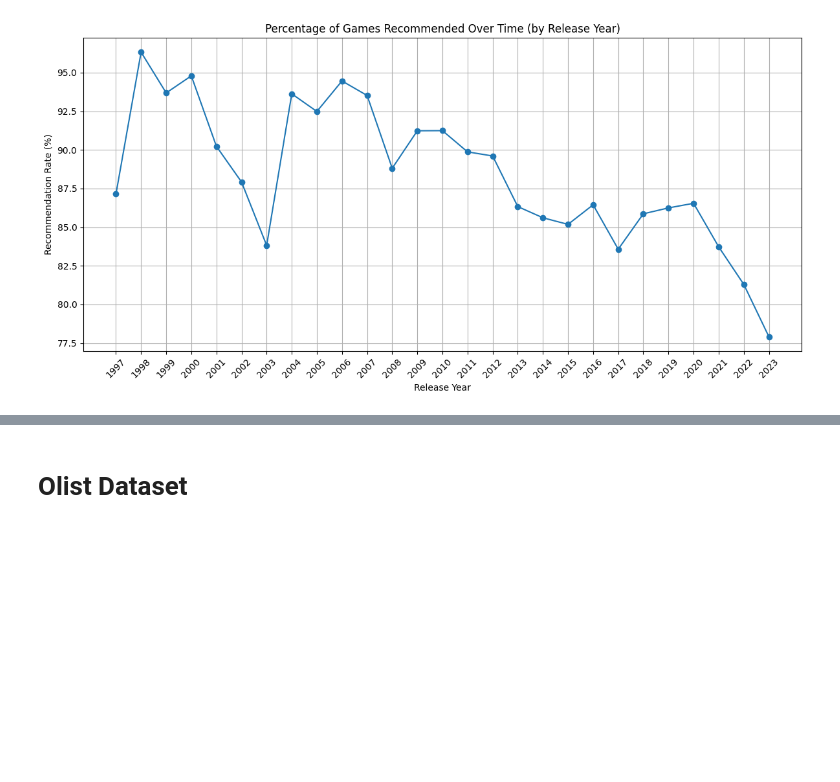
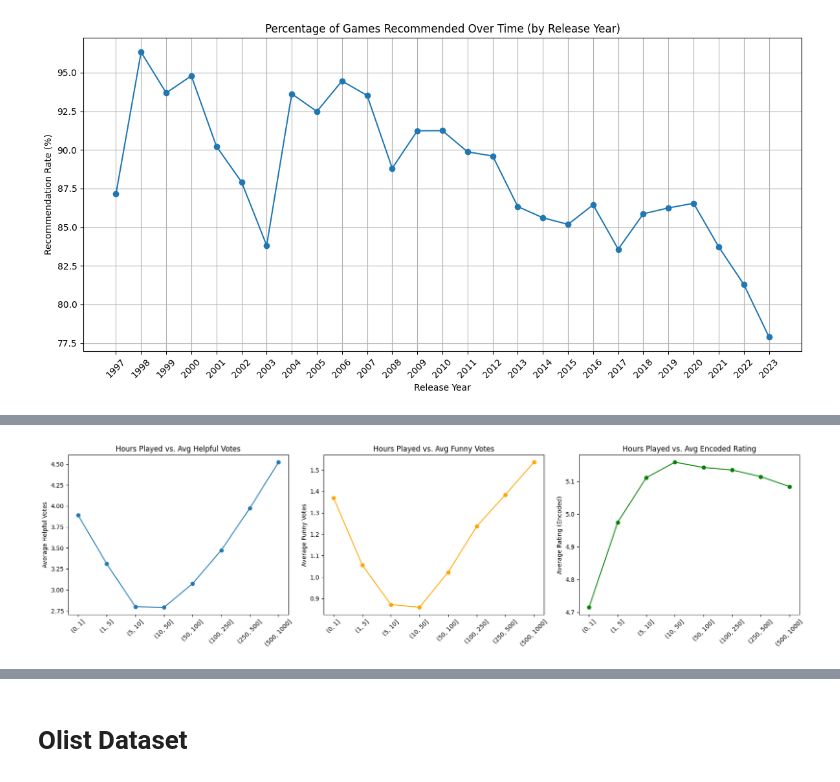
Before and after one commit to akmishra-1/Module-B-semester-2, a Jupyter notebook: OMDS-ModB2-Week6-Mishra-Amit.ipynb, the cells around one changed output, grey strips where cells are left out. Cells and saved outputs as stored; diff of their text form; code cells hidden in the pictures; blank space fills up the shorter version.

```diff
--- a/OMDS-ModB2-Week6-Mishra-Amit.ipynb
+++ b/OMDS-ModB2-Week6-Mishra-Amit.ipynb
@@ -839,0 +853,51 @@ vgrecs_merged_df.head()
+# %%
+# Hours vs helpful and hours vs funny (do people find reviews more helpful/funny if the reviewer has played more hours?)
+# hours vs rating (rating needs to be encoded to numbers) (does an increase in hours played mean higher ratings?)
+
+# Ensure rating is encoded
+if "rating_encoded" not in vgrecs_merged_df.columns:
+    rating_order = {
+        "Overwhelmingly Negative": 0,
+        "Very Negative": 1,
+        "Negative": 2,
+        "Mixed": 3,
+        "Positive": 4,
+        "Very Positive": 5,
+        "Overwhelmingly Positive": 6
+    }
+    vgrecs_merged_df["rating_encoded"] = vgrecs_merged_df["rating"].map(rating_order)
+
+# Remove extreme outliers in hours for better visualization
+filtered_df = vgrecs_merged_df[vgrecs_merged_df["hours"] <= 1000]
+
+# Group by binned hours
+bins = pd.cut(filtered_df["hours"], bins=[0, 1, 5, 10, 50, 100, 250, 500, 1000])
+hours_helpful = filtered_df.groupby(bins)["helpful"].mean()
+hours_funny = filtered_df.groupby(bins)["funny"].mean()
+hours_rating = filtered_df.groupby(bins)["rating_encoded"].mean()
+
+# Plotting
+fig, axes = plt.subplots(1, 3, figsize=(18, 5), sharex=True)
+
+# Hours vs Helpful
+axes[0].plot(hours_helpful.index.astype(str), hours_helpful.values, marker='o')
+axes[0].set_title("Hours Played vs. Avg Helpful Votes")
+axes[0].set_ylabel("Average Helpful Votes")
+axes[0].tick_params(axis='x', rotation=45)
+
+# Hours vs Funny
+axes[1].plot(hours_funny.index.astype(str), hours_funny.values, marker='o', color='orange')
+axes[1].set_title("Hours Played vs. Avg Funny Votes")
+axes[1].set_ylabel("Average Funny Votes")
+axes[1].tick_params(axis='x', rotation=45)
+
+# Hours vs Rating
+axes[2].plot(hours_rating.index.astype(str), hours_rating.values, marker='o', color='green')
+axes[2].set_title("Hours Played vs. Avg Encoded Rating")
+axes[2].set_ylabel("Average Rating (Encoded)")
+axes[2].tick_params(axis='x', rotation=45)
+
+plt.tight_layout()
+plt.show()
+# %% [output]
+[figure, added]
```
Also changed, not shown: parts of 12 cells of this notebook.
